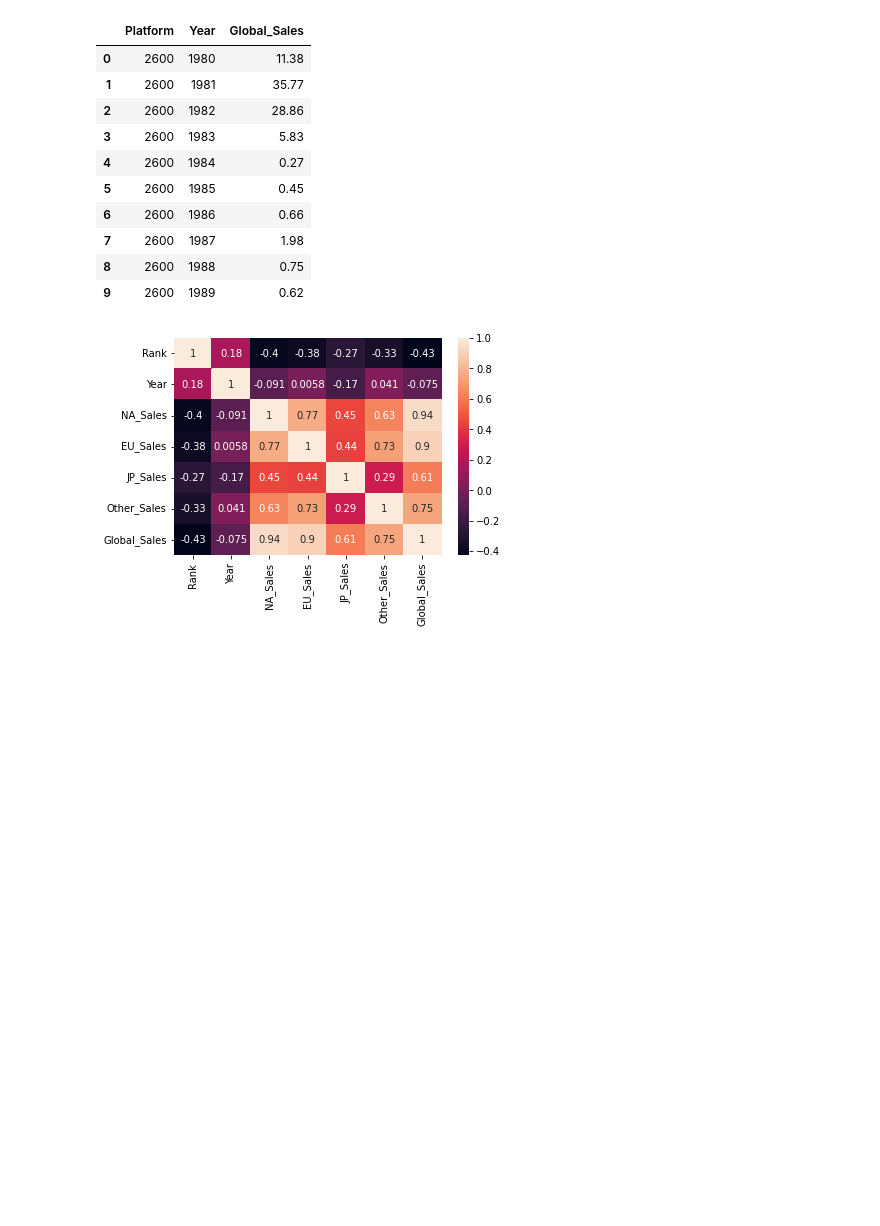
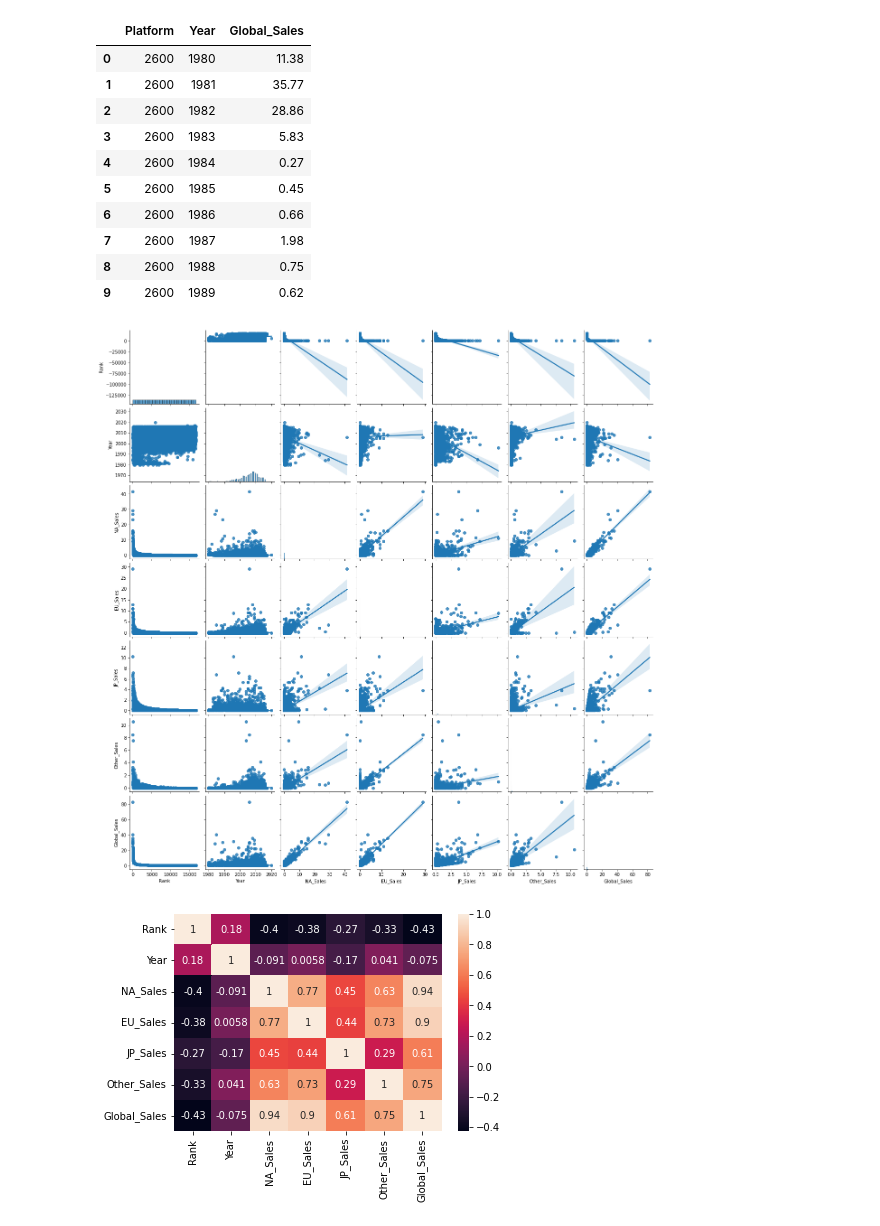
Before and after one commit to lgbongiolo/Video-Game-Sales, a Jupyter notebook: Video Games Sales .ipynb, the cells around one changed output. Saved outputs shown, nothing was run; the diff lists cells and outputs as text; code cells hidden in the pictures; blank space fills up the shorter version.

```diff
--- a/Video Games Sales .ipynb
+++ b/Video Games Sales .ipynb
@@ -765,11 +773,13 @@ platform_year.head(10)
 # %%
 #Pair Plot
 
-#sns.pairplot(df, palette = "light:#5A9", kind="reg")
-#plt.show()
+sns.pairplot(df, palette = "light:#5A9", kind="reg")
+plt.show()
 
 #Other Sales x Year might be a good prospecting market since there is a increase of technology and accessibility to emerging markets
 #Removing Years outliers might be a good idea when prospecting markets
+# %% [output]
+[figure, added]
 # %%
 sns.heatmap(df.corr(),annot=True)
 plt.show()
```
Also changed, not shown: parts of 18 cells of this notebook.
